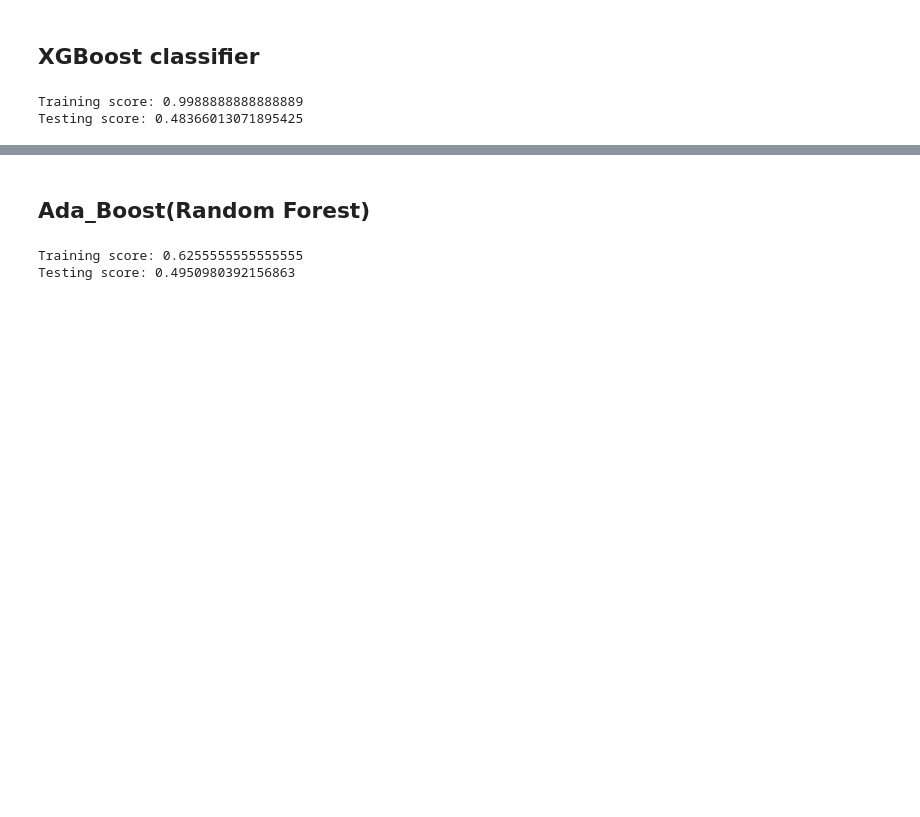
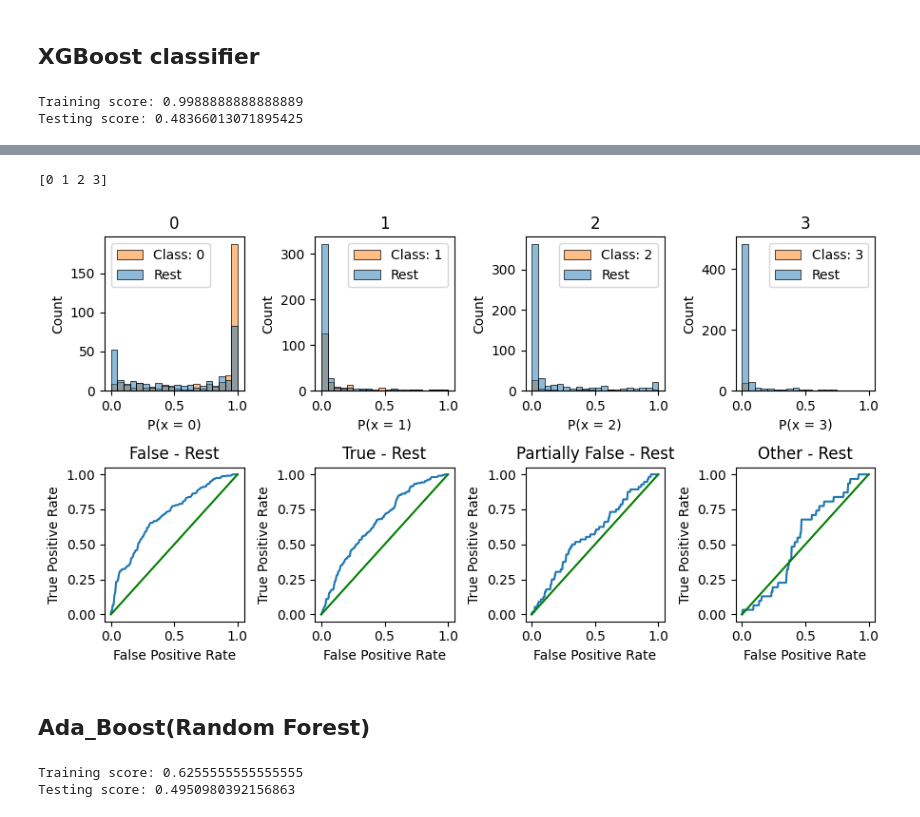
Before and after one commit to cgurkan/fake-news, a Jupyter notebook: FakeNewsPreprocess.ipynb, the cells around one changed output, grey strips where cells are left out. Cells and saved outputs as stored; diff of their text form; code cells hidden in the pictures; blank space fills up the shorter version.

```diff
--- a/FakeNewsPreprocess.ipynb
+++ b/FakeNewsPreprocess.ipynb
@@ -422,3 +270,10 @@ weighted avg       0.51      0.48      0.45       612
+# %%
+y_proba=xgb.predict_proba(x_test)
+
+mc.plot_multiclass_roc_curves(xgb.classes_, categories, cleaned_df_test, y_proba, y_test)
+# %% [output]
+[0 1 2 3]
+[figure, added]
 # %% [markdown]
 ## Ada_Boost(Random Forest)
 # %%
```
Also changed, not shown: parts of 32 cells of this notebook.
